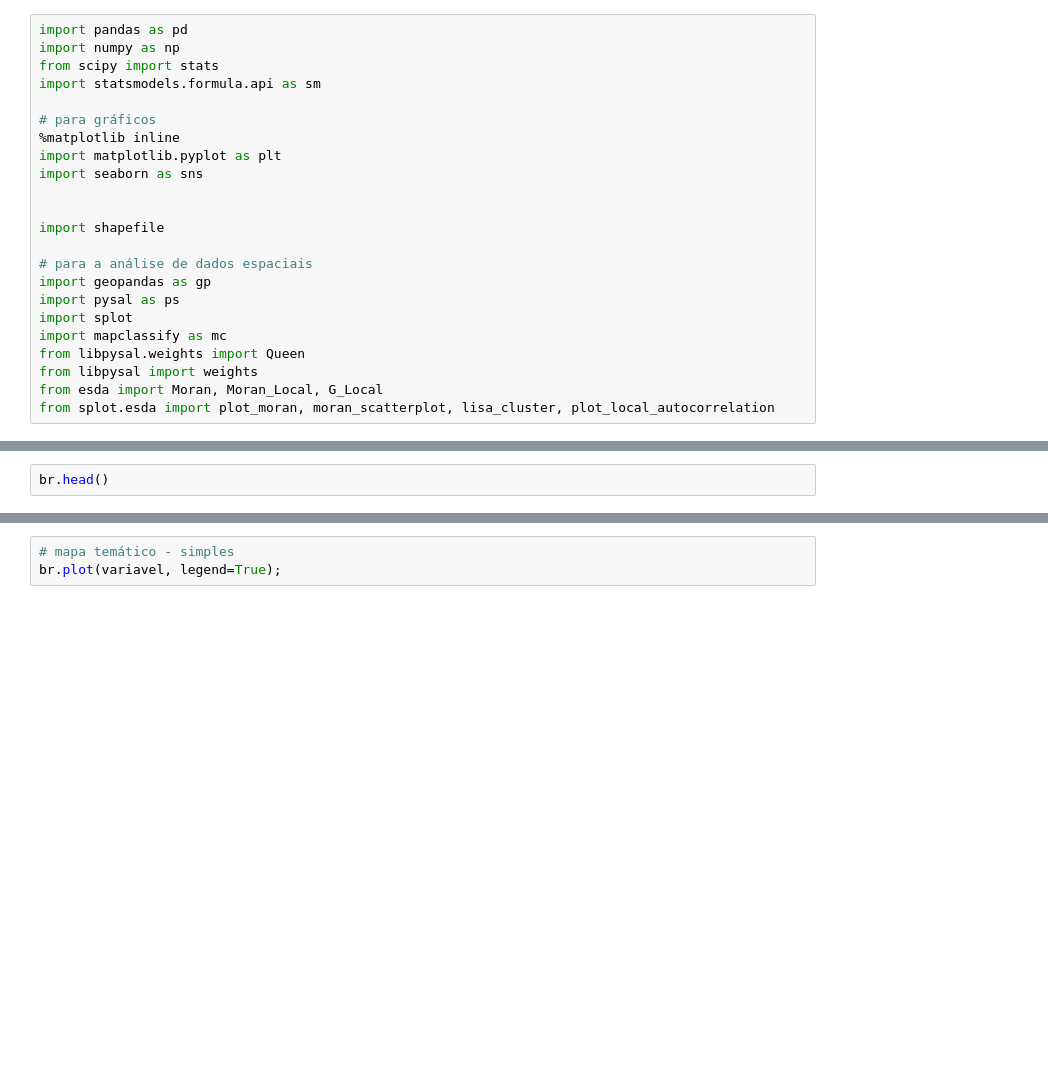
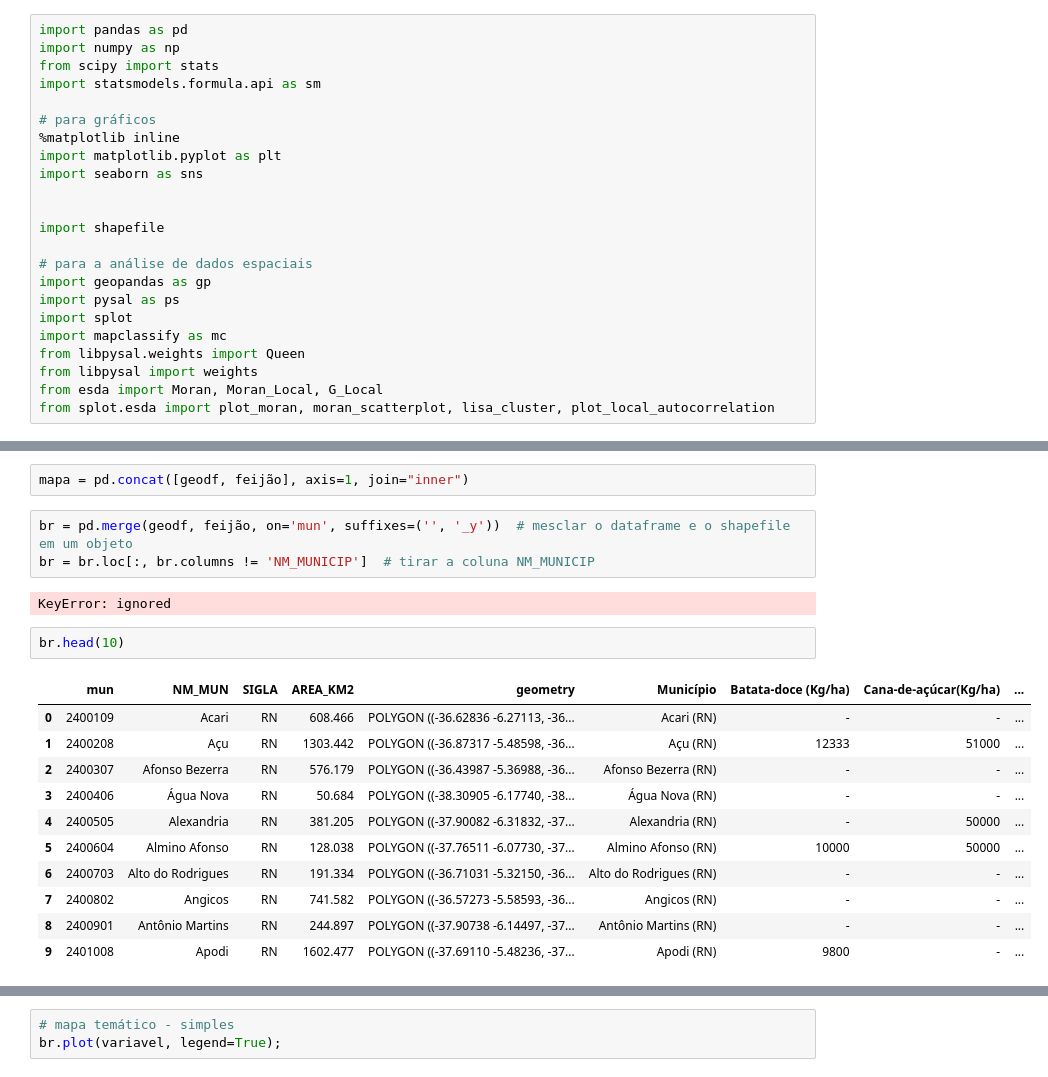
Before and after one commit to Gus-1003/Projetos_Geoestatistica, a Jupyter notebook: Sidra_RN_ProduçõesTemporarias/Sidra_RN_PT.ipynb, the cells around one changed output, grey strips where cells are left out. Cells and saved outputs as stored; diff of their text form; blank space fills up the shorter version.

```diff
--- a/Sidra_RN_ProduçõesTemporarias/Sidra_RN_PT.ipynb
+++ b/Sidra_RN_ProduçõesTemporarias/Sidra_RN_PT.ipynb
@@ -69,4 +207,23 @@ AttributeError: ignored
+# %%
+mapa = pd.concat([geodf, feijão], axis=1, join="inner")
+# %%
+br = pd.merge(geodf, feijão, on='mun', suffixes=('', '_y'))  # mesclar o dataframe e o shapefile em um objeto
+br = br.loc[:, br.columns != 'NM_MUNICIP']  # tirar a coluna NM_MUNICIP
+# %% [output]
+KeyError: ignored
 # %%
-br.head()
+br.head(10)
+# %% [output]
+|  | mun | NM_MUN | SIGLA | AREA_KM2 | geometry | Município | Batata-doce (Kg/ha) | Cana-de-açúcar(Kg/ha) | ... |
+| 0 | 2400109 | Acari | RN | 608.466 | POLYGON ((-36.62836 -6.27113, -36... | Acari (RN) | - | - | ... |
+| 1 | 2400208 | Açu | RN | 1303.442 | POLYGON ((-36.87317 -5.48598, -36... | Açu (RN) | 12333 | 51000 | ... |
+| 2 | 2400307 | Afonso Bezerra | RN | 576.179 | POLYGON ((-36.43987 -5.36988, -36... | Afonso Bezerra (RN) | - | - | ... |
+| 3 | 2400406 | Água Nova | RN | 50.684 | POLYGON ((-38.30905 -6.17740, -38... | Água Nova (RN) | - | - | ... |
+| 4 | 2400505 | Alexandria | RN | 381.205 | POLYGON ((-37.90082 -6.31832, -37... | Alexandria (RN) | - | 50000 | ... |
+| 5 | 2400604 | Almino Afonso | RN | 128.038 | POLYGON ((-37.76511 -6.07730, -37... | Almino Afonso (RN) | 10000 | 50000 | ... |
+| 6 | 2400703 | Alto do Rodrigues | RN | 191.334 | POLYGON ((-36.71031 -5.32150, -36... | Alto do Rodrigues (RN) | - | - | ... |
+| 7 | 2400802 | Angicos | RN | 741.582 | POLYGON ((-36.57273 -5.58593, -36... | Angicos (RN) | - | - | ... |
+| 8 | 2400901 | Antônio Martins | RN | 244.897 | POLYGON ((-37.90738 -6.14497, -37... | Antônio Martins (RN) | - | - | ... |
+| 9 | 2401008 | Apodi | RN | 1602.477 | POLYGON ((-37.69110 -5.48236, -37... | Apodi (RN) | 9800 | - | ... |
 # %%
 br.columns
```
Also changed, not shown: parts of 29 cells of this notebook.
